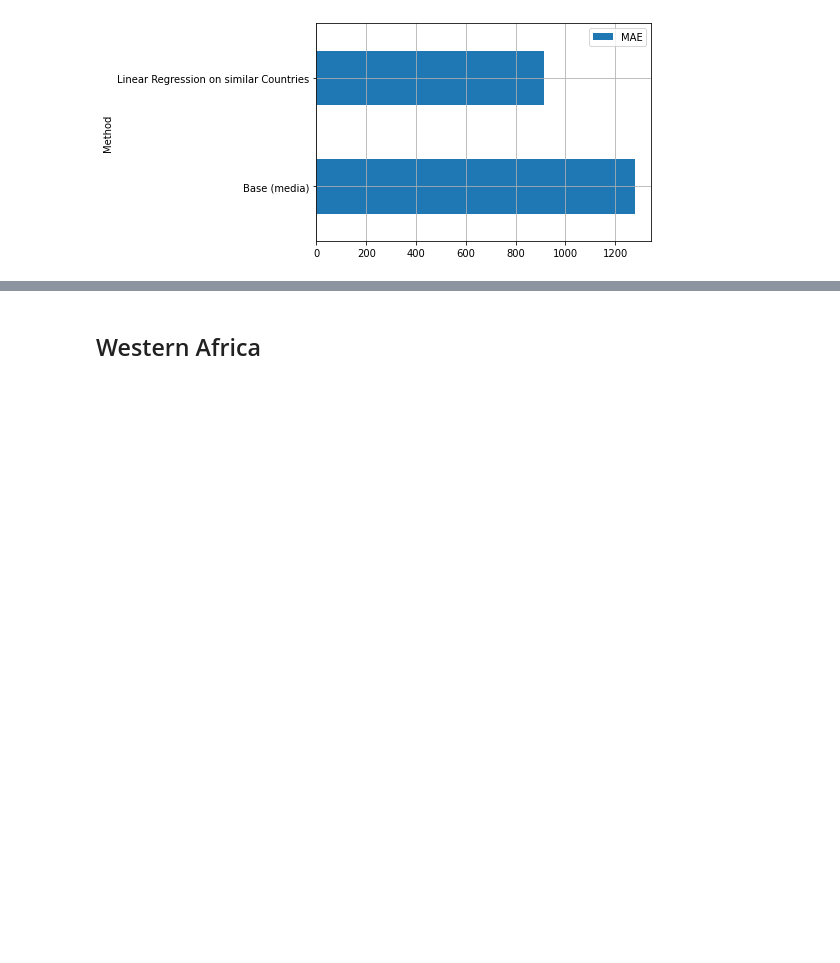
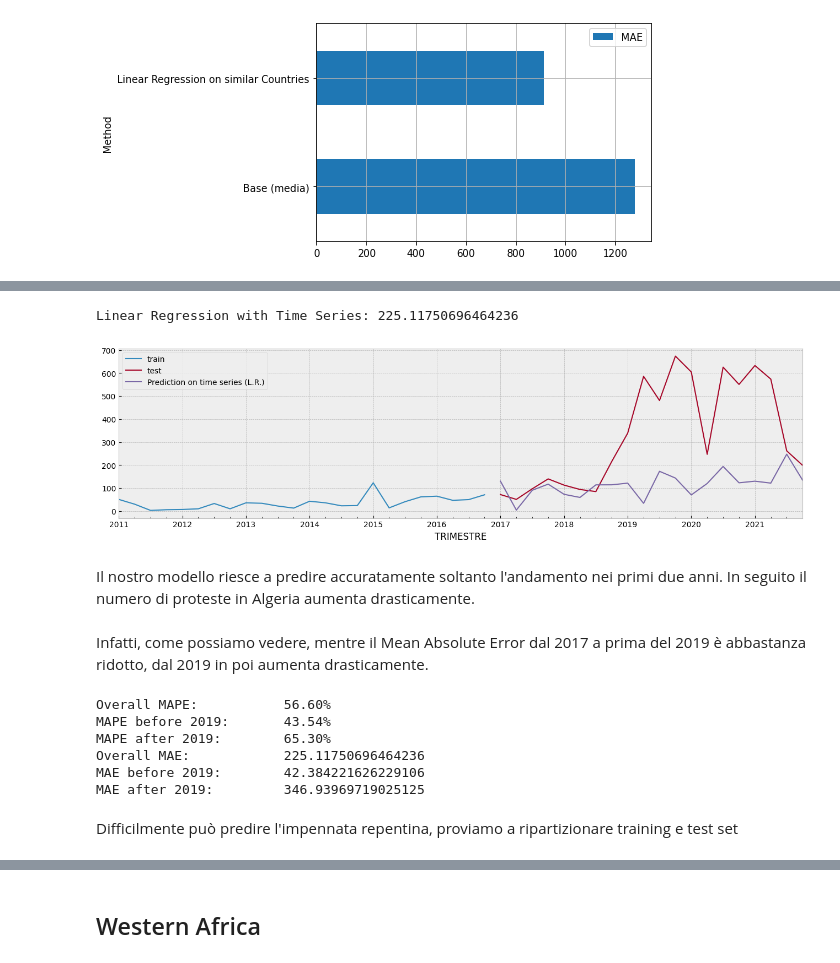
Before and after one commit to loremod/AfricaConflictsPrediction, a Jupyter notebook: Social Media Project.ipynb, the cells around one changed output, grey strips where cells are left out. Saved outputs shown, nothing was run; the diff lists cells and outputs as text; code cells hidden in the pictures; blank space fills up the shorter version.

```diff
--- a/Social Media Project.ipynb
+++ b/Social Media Project.ipynb
@@ -591,0 +685,8 @@ Rolling mean/Moving Average (MA) smooths out price data by creating a constantly
+# %%
+forecaster = ForecasterAutoreg(
+                regressor = LinearRegression(), #RandomForestRegressor(random_state=123)
+                lags = 8
+                )
+
+forecaster.fit(y=serie_TR)
+forecaster
@@ -591,0 +710,5 @@ Rolling mean/Moving Average (MA) smooths out price data by creating a constantly
+# %%
+steps = len(serie_TE)
+forec_pred = forecaster.predict(steps=steps)
+forec_pred.index = serie_TE.index
+forec_pred.head()
@@ -591,0 +723,37 @@ Rolling mean/Moving Average (MA) smooths out price data by creating a constantly
+# %%
+print(f"Linear Regression with Time Series: {MAE(serie_TE,forec_pred)}")
+# %% [output]
+Linear Regression with Time Series: 225.11750696464236
+# %%
+fig, ax = plt.subplots(figsize=(16, 4))
+serie_TR.plot(ax=ax, label='train')
+serie_TE.plot(ax=ax, label='test')
+forec_pred.plot(ax=ax, label='Prediction on time series (L.R.)')
+ax.legend();
+# %% [output]
+[figure, added]
+# %% [markdown]
+Il nostro modello riesce a predire accuratamente soltanto l'andamento nei primi due anni. In seguito il numero di proteste in Algeria aumenta drasticamente.
+<!-- Tale deviazione nell'andamento non può essere predetto disp  -->
+# %% [markdown]
+Infatti, come possiamo vedere, mentre il Mean Absolute Error dal 2017 a prima del 2019 è abbastanza ridotto, dal 2019 in poi aumenta drasticamente.
+# %%
+_MAE_before19 = MAE(serie_TE[serie_TE.index.year < 2019],forec_pred[forec_pred.index.year < 2019])
+_MAE_after19 = MAE(serie_TE[serie_TE.index.year >= 2019],forec_pred[forec_pred.index.year >= 2019])
+_MAPE_before19 = MAPE(serie_TE[serie_TE.index.year < 2019],forec_pred[forec_pred.index.year < 2019])
+_MAPE_after19 = MAPE(serie_TE[serie_TE.index.year >= 2019],forec_pred[forec_pred.index.year >= 2019])
+print("Overall MAPE: \t\t{:0.2f}%".format(MAPE(serie_TE,forec_pred)))
+print("MAPE before 2019: \t{:0.2f}%".format(_MAPE_before19))
+print("MAPE after 2019: \t{:0.2f}%".format(_MAPE_after19))
+print(f"Overall MAE: \t\t{MAE(serie_TE,forec_pred)}")
+print(f"MAE before 2019: \t{_MAE_before19}")
+print(f"MAE after 2019: \t{_MAE_after19}")
+# %% [output]
+Overall MAPE:           56.60%
+MAPE before 2019:       43.54%
+MAPE after 2019:        65.30%
+Overall MAE:            225.11750696464236
+MAE before 2019:        42.384221626229106
+MAE after 2019:         346.93969719025125
+# %% [markdown]
+Difficilmente può predire l'impennata repentina, proviamo a ripartizionare training e test set
```
Also changed, not shown: parts of 146 cells of this notebook.
